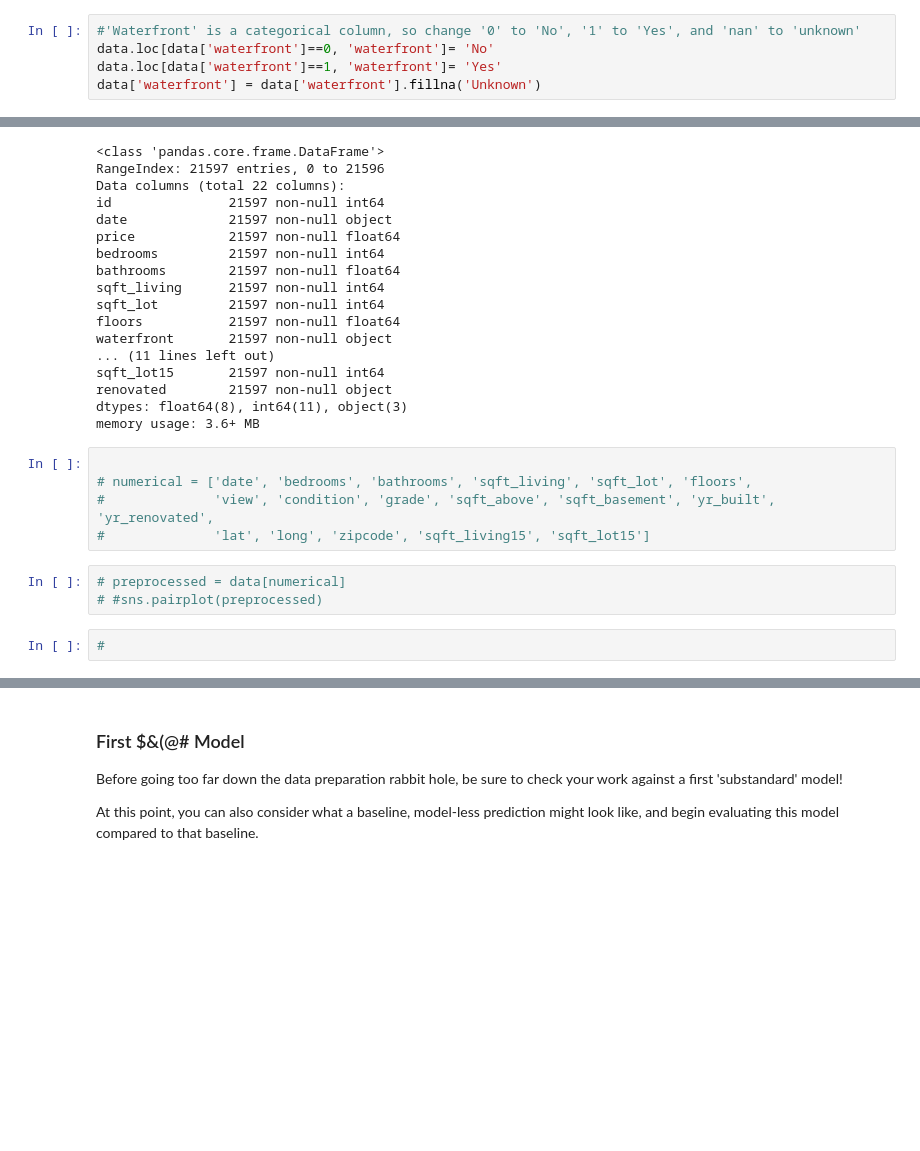
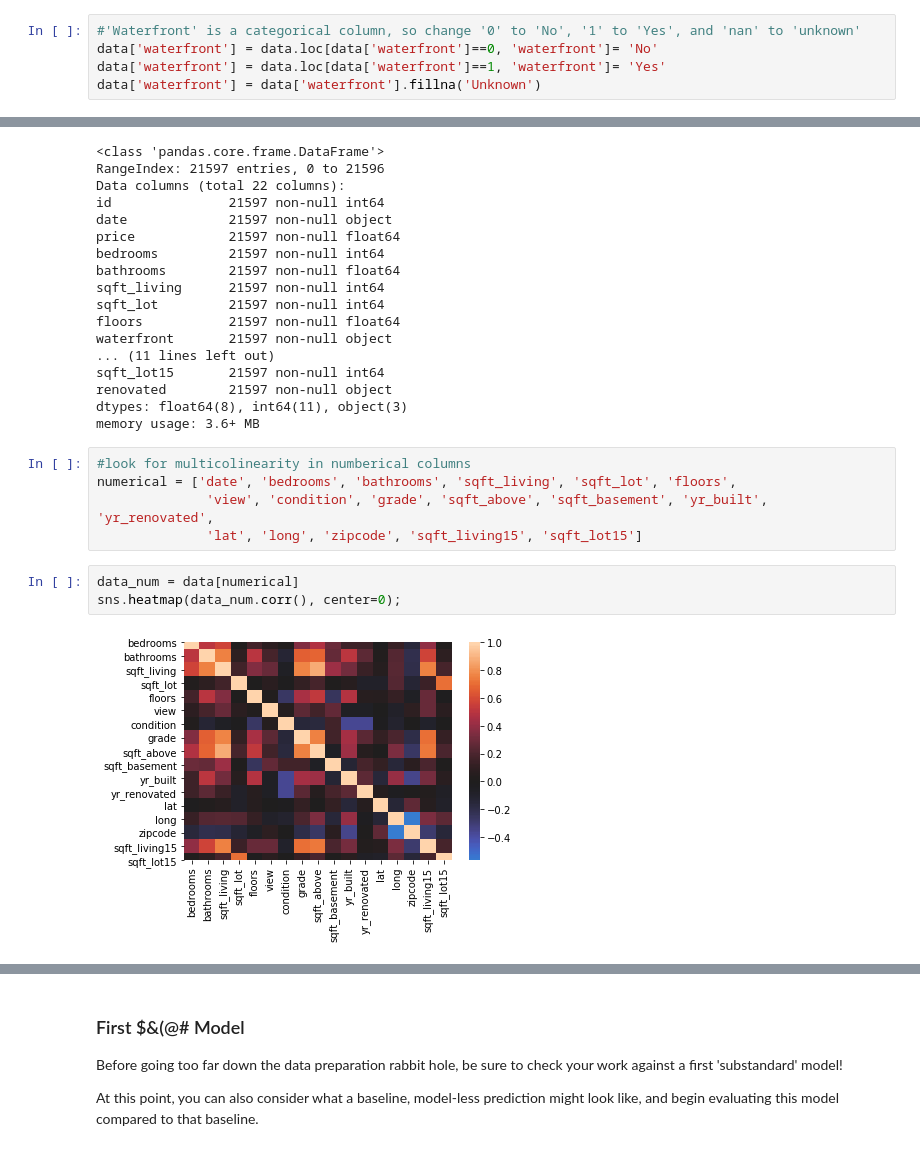
Before and after one commit to clreiner/KingCountyHousingProject, a Jupyter notebook: KingCountyHomes.ipynb, the cells around one changed output, grey strips where cells are left out. Cells and saved outputs as stored; diff of their text form; blank space fills up the shorter version.

```diff
--- a/KingCountyHomes.ipynb
+++ b/KingCountyHomes.ipynb
@@ -103,7 +108,7 @@ data.sqft_basement = data.sqft_basement.astype(float)
 # %%
 #'Waterfront' is a categorical column, so change '0' to 'No', '1' to 'Yes', and 'nan' to 'unknown'
-data.loc[data['waterfront']==0, 'waterfront']= 'No'
-data.loc[data['waterfront']==1, 'waterfront']= 'Yes'
+data['waterfront'] = data.loc[data['waterfront']==0, 'waterfront']= 'No'
+data['waterfront'] = data.loc[data['waterfront']==1, 'waterfront']= 'Yes'
 data['waterfront'] = data['waterfront'].fillna('Unknown')
 # %%
 #yr_renovated has a high number of '0's, which seems like that same as a nan, so change '0' to nan
@@ -136,12 +139,12 @@ renovated        21597 non-null object
 dtypes: float64(8), int64(11), object(3)
 memory usage: 3.6+ MB
 # %%
-
-# numerical = ['date', 'bedrooms', 'bathrooms', 'sqft_living', 'sqft_lot', 'floors',
-#              'view', 'condition', 'grade', 'sqft_above', 'sqft_basement', 'yr_built', 'yr_renovated',
-#              'lat', 'long', 'zipcode', 'sqft_living15', 'sqft_lot15']
+#look for multicolinearity in numberical columns
+numerical = ['date', 'bedrooms', 'bathrooms', 'sqft_living', 'sqft_lot', 'floors',
+              'view', 'condition', 'grade', 'sqft_above', 'sqft_basement', 'yr_built', 'yr_renovated',
+              'lat', 'long', 'zipcode', 'sqft_living15', 'sqft_lot15']
-# %%
-# preprocessed = data[numerical]
-# #sns.pairplot(preprocessed)
-# %%
-#
+# %%
+data_num = data[numerical]
+sns.heatmap(data_num.corr(), center=0);
+# %% [output]
+[figure, added]
```
Also changed, not shown: parts of 19 cells of this notebook, 1 other file.
